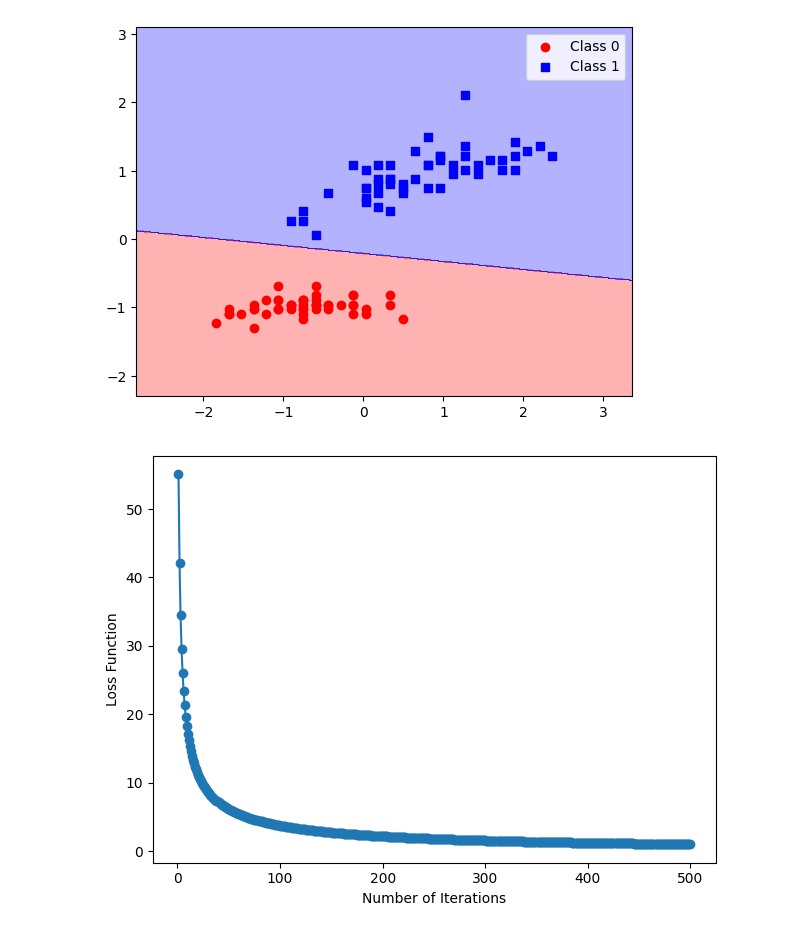
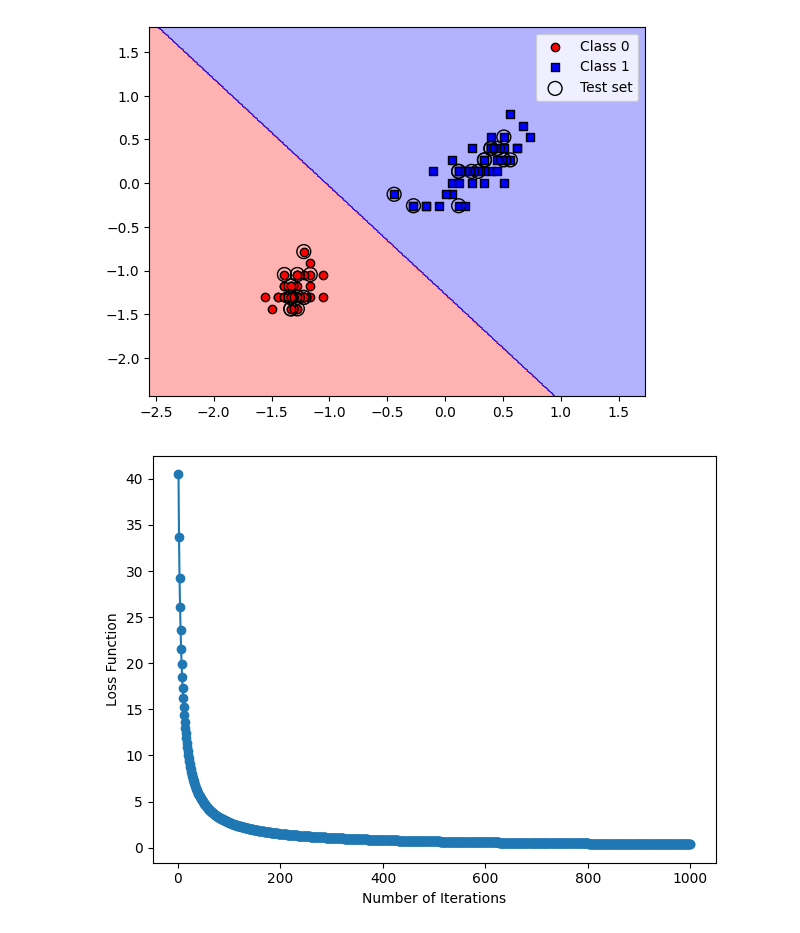
Before and after one commit to diksha1107/mlbook, a Jupyter notebook: src/CH3_LogisticRegression.ipynb, the cells around one changed output. Saved outputs shown, nothing was run; the diff lists cells and outputs as text; code cells hidden in the pictures.

```diff
--- a/src/CH3_LogisticRegression.ipynb
+++ b/src/CH3_LogisticRegression.ipynb
@@ -93,16 +40,58 @@ X_std[:,1] = (X[:,1]-X[:,1].mean())/X[:,1].std()
-# %%
-# fitting model on the data
-lg = LogisticRegressionGD(eta=0.3, n_iter=500, random_state=1)
-lg.fit(X_std, y)
-
-plot_decision_regions(X_std, y, lg, 0.01)
-# %% [output]
-[figure, removed]
-# %%
-plt.plot(range(1, lg.n_iter+1), lg.loss_, marker='o')
-plt.xlabel("Number of Iterations")
-plt.ylabel("Loss Function")
-plt.tight_layout()
-plt.show()
-# %% [output]
-[figure, removed]
+# %%
+# Manually created Logistic Regression Model
+# hyperparameters - eta, n_iter
+# X - (examples, features)
+# y - (examples,)
+# w - (features,)
+
+class LogisticRegressionGD:
+    def __init__(self, eta=0.01, n_iter=50, random_state=1):
+        self.eta = eta
+        self.n_iter = n_iter
+        self.random_state = random_state
+
+    def fit(self, X, y):
+        self.b_ = 0.0
+        self.loss_ = []
+
+        rgen = np.random.default_rng(self.random_state)
+        self.w_ = rgen.normal(loc=0, scale=0.3, size=X.shape[1])
+
+        for i in range(self.n_iter):
+            z = self.net_input(X)
+            output = self.activation(z)
+            errors = (y - output)
+            self.w_ += self.eta * 2.0 * X.T.dot(errors) / X.shape[0]
+            self.b_ += self.eta * 2.0 * errors.mean()
+
+            log_loss = (-y.dot(np.log(output))) - ((1-y).dot(np.log(1-output)))
+            self.loss_.append(log_loss)
+
+    def net_input(self, X):
+        # calculate and return net input
+        return np.dot(X, self.w_) + self.b_
+
+    def activation(self, z):
+        # return the sigmoid function
+        return 1 / (1 + np.exp(-np.clip(z, -250, 250)))
+
+    def predict(self, X):
+        # predict class label
+        return np.where(self.activation(self.net_input(X)) >= 0.5, 1, 0)
+
+# fitting model on the data
+X_train_01 = X_train_std[(y_train==0) | (y_train==1)]
+y_train_01 = y_train[(y_train==0) | (y_train==1)]
+
+lg = LogisticRegressionGD(eta=0.3, n_iter=1000, random_state=1)
+lg.fit(X_train_01, y_train_01)
+
+pu.plot_decision_regions(X=X_std[(y==0) | (y==1)], y=y[(y==0) | (y==1)],
+model=lg, X_test=X_test_std[(y_test==0) | (y_test==1)], resolution=0.01)
+plt.show()
+
+pu.plot_loss(lg.n_iter, lg.loss_)
+plt.show()
+# %% [output]
+[figure, added]
+[figure, added]
```
Also changed, not shown: parts of 5 cells of this notebook, 7 other files.
